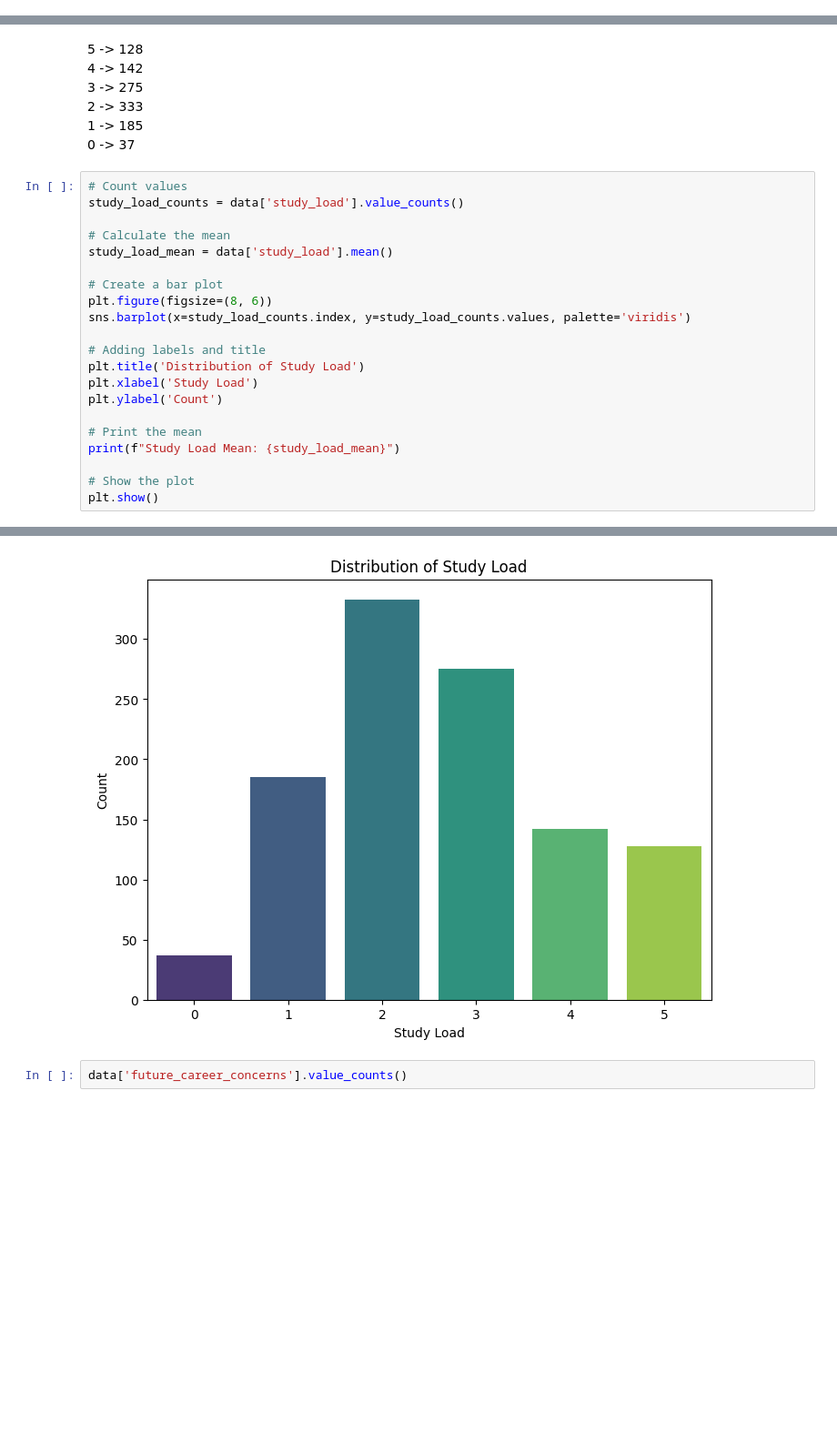
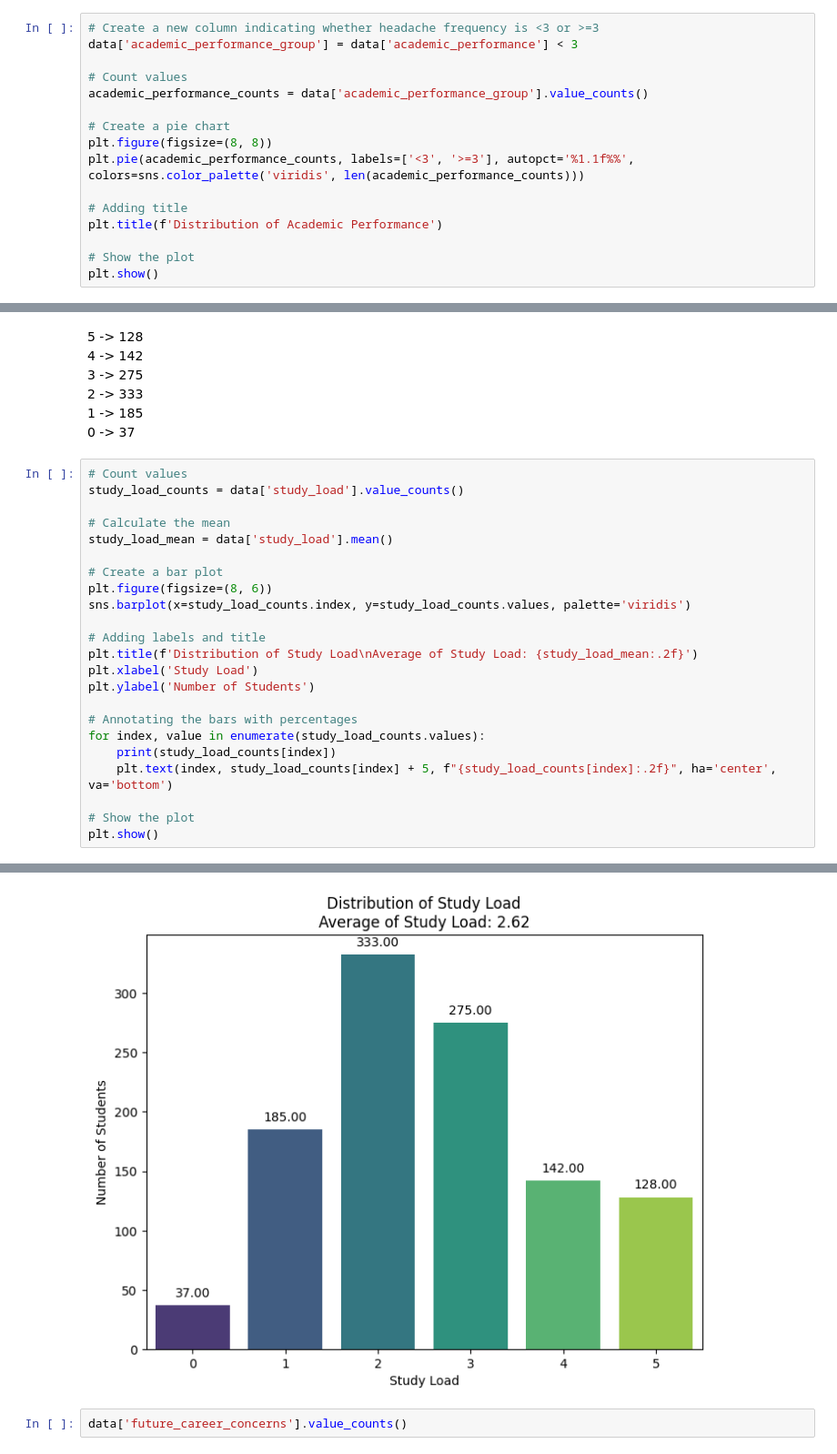
Before and after one commit to Vghxv/112-1-EDM, a Jupyter notebook: find.ipynb, the cells around one changed output, grey strips where cells are left out. Shown at 91% size. Cells and saved outputs as stored; diff of their text form; blank space fills up the shorter version.

```diff
--- a/find.ipynb
+++ b/find.ipynb
@@ -107,0 +112,16 @@ plt.show()
+# %%
+# Create a new column indicating whether headache frequency is <3 or >=3
+data['academic_performance_group'] = data['academic_performance'] < 3
+
+# Count values
+academic_performance_counts = data['academic_performance_group'].value_counts()
+
+# Create a pie chart
+plt.figure(figsize=(8, 8))
+plt.pie(academic_performance_counts, labels=['<3', '>=3'], autopct='%1.1f%%', colors=sns.color_palette('viridis', len(academic_performance_counts)))
+
+# Adding title
+plt.title(f'Distribution of Academic Performance')
+
+# Show the plot
+plt.show()
@@ -154,12 +176,14 @@ plt.figure(figsize=(8, 6))
 sns.barplot(x=study_load_counts.index, y=study_load_counts.values, palette='viridis')
 
 # Adding labels and title
-plt.title('Distribution of Study Load')
+plt.title(f'Distribution of Study Load\nAverage of Study Load: {study_load_mean:.2f}')
 plt.xlabel('Study Load')
-plt.ylabel('Count')
+plt.ylabel('Number of Students')
 
-# Print the mean
-print(f"Study Load Mean: {study_load_mean}")
+# Annotating the bars with percentages
+for index, value in enumerate(study_load_counts.values):
+    print(study_load_counts[index])
+    plt.text(index, study_load_counts[index] + 5, f"{study_load_counts[index]:.2f}", ha='center', va='bottom')
 
 # Show the plot
 plt.show()
@@ -168,4 +197,4 @@ Study Load Mean: 2.6218181818181816
-[figure, old version]
+[figure, new version]
 # %%
 data['future_career_concerns'].value_counts()
 # %% [output]
```
Also changed, not shown: parts of 32 cells of this notebook, 1 other file.
